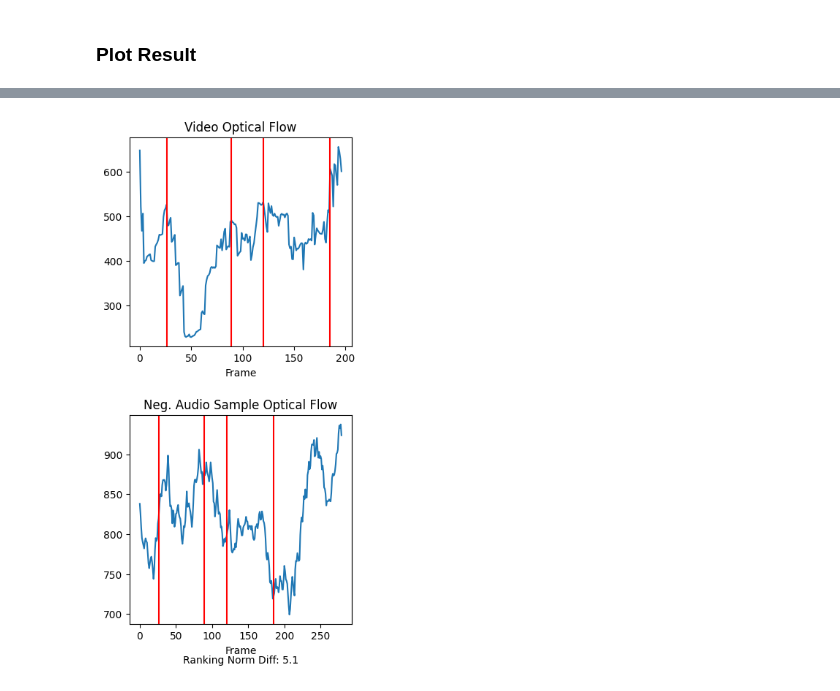
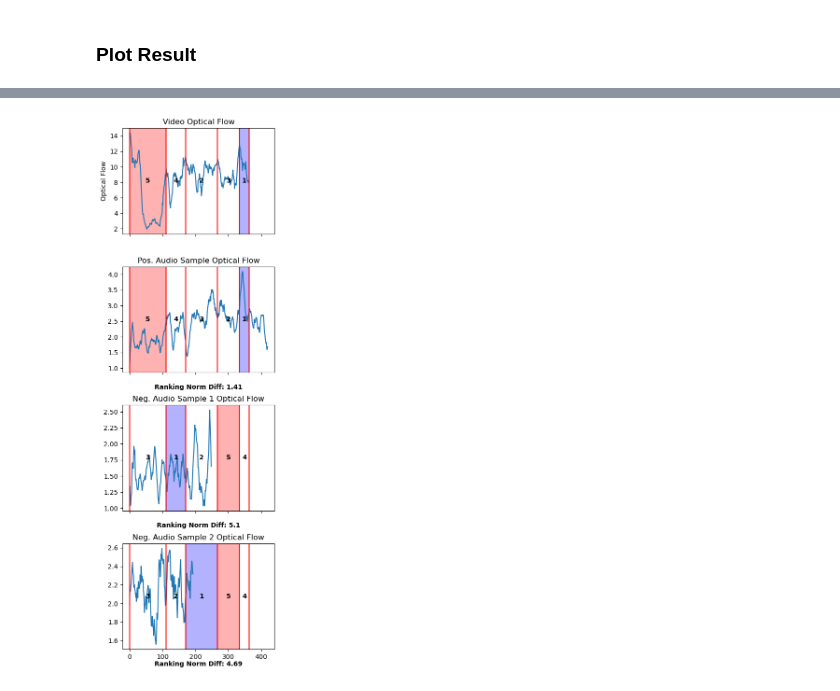
Before and after one commit to smerrillunc/VMR, a Jupyter notebook: notebooks/SegmentingDemo.ipynb, the cells around one changed output, grey strips where cells are left out. Cells and saved outputs as stored; diff of their text form; code cells hidden in the pictures.

```diff
--- a/notebooks/SegmentingDemo.ipynb
+++ b/notebooks/SegmentingDemo.ipynb
@@ -481,20 +217,0 @@ plt.savefig('Segment2.png')
-# %%
-fig, axes = plt.subplots(2, 1, sharey=False, figsize=(4, 8))
-axes[0].plot(optical_flow_video)
-axes[0].set_title('Video Optical Flow')
-axes[0].set_xlabel('Frame')
-
-axes[1].plot(optical_flow_audio_neg2)
-axes[1].set_title('Neg. Audio Sample Optical Flow')
-axes[1].set_xlabel('Frame')
-
-
-for peak in segments:
-  axes[0].axvline(peak, ymin=0, ymax=1, color='r')
-  axes[1].axvline(peak, ymin=0, ymax=1, color='r')
-
-axes[1].text(0.5, -0.15, f'Ranking Norm Diff: {norm_diff_neg2}', ha='center', va='top', transform=axes[1].transAxes)
-plt.tight_layout(pad=2)
-plt.savefig('Segment3.png')
-# %% [output]
-[figure, removed]
@@ -534,0 +218,50 @@ print(norm_diff_neg2)
+# %%
+fig, axes = plt.subplots(4, 1, sharex=True, figsize=(4, 12))
+
+# Data lists
+data_lists = [optical_flow_video, optical_flow_audio_pos, optical_flow_audio_neg1, optical_flow_audio_neg2]
+titles = ['Video Optical Flow', 'Pos. Audio Sample Optical Flow', 'Neg. Audio Sample 1 Optical Flow', 'Neg. Audio Sample 2 Optical Flow']
+ranking_lists = [segment_ranks_video, segment_ranks_audio_pos, segment_ranks_audio_neg1, segment_ranks_audio_neg2]
+norm_diffs = [None, norm_diff_pos, norm_diff_neg1, norm_diff_neg2]  # None for the first subplot as it doesn't have norm_diff
+
+for i, (ax, data, title, rankings, norm_diff) in enumerate(zip(axes, data_lists, titles, ranking_lists, norm_diffs)):
+    # Plot data and set title
+    ax.plot(data)
+    ax.set_title(title)
+    #ax.set_xlabel('Frame')
+    if i == 0:
+        ax.set_ylabel('Optical Flow')
+
+    # Get the full visible y-axis range after plotting
+    ymin, ymax = ax.get_ylim()
+
+    # Plot vertical lines for segments
+    for peak in segments:
+        ax.axvline(peak, ymin=0, ymax=1, color='r')
+
+    # Add rankings and highlight segments
+    for j in range(len(segments) - 1):
+        midpoint = (segments[j] + segments[j + 1]) / 2
+
+        if midpoint >= ax.get_xlim()[0] and midpoint <= ax.get_xlim()[1]:
+            # Add ranking text
+            ax.text(midpoint, (ymin + ymax) / 2, rankings[j], ha='center', va='center', fontweight='bold')
+
+            # Highlight segments ranked 1 (blue) and 5 (red)
+            if rankings[j] == 1:
+                ax.fill_betweenx([ymin, ymax], segments[j], segments[j+1], color='blue', alpha=0.3)
+            elif rankings[j] == 5:
+                ax.fill_betweenx([ymin, ymax], segments[j], segments[j+1], color='red', alpha=0.3)
+
+    # Ensure the y-axis limits remain the same after filling
+    ax.set_ylim(ymin, ymax)
+
+    # Add norm diff text (except for the first subplot)
+    if i > 0:
+        ax.text(0.5, -0.11, f'Ranking Norm Diff: {norm_diff}', ha='center', fontweight='bold', va='top', transform=ax.transAxes)
+
+# Adjust layout to avoid overlapping
+plt.tight_layout(pad=1)
+plt.savefig('Segment.png')
+# %% [output]
+[figure, added]
```
Also changed, not shown: parts of 30 cells of this notebook, 1 other file.
